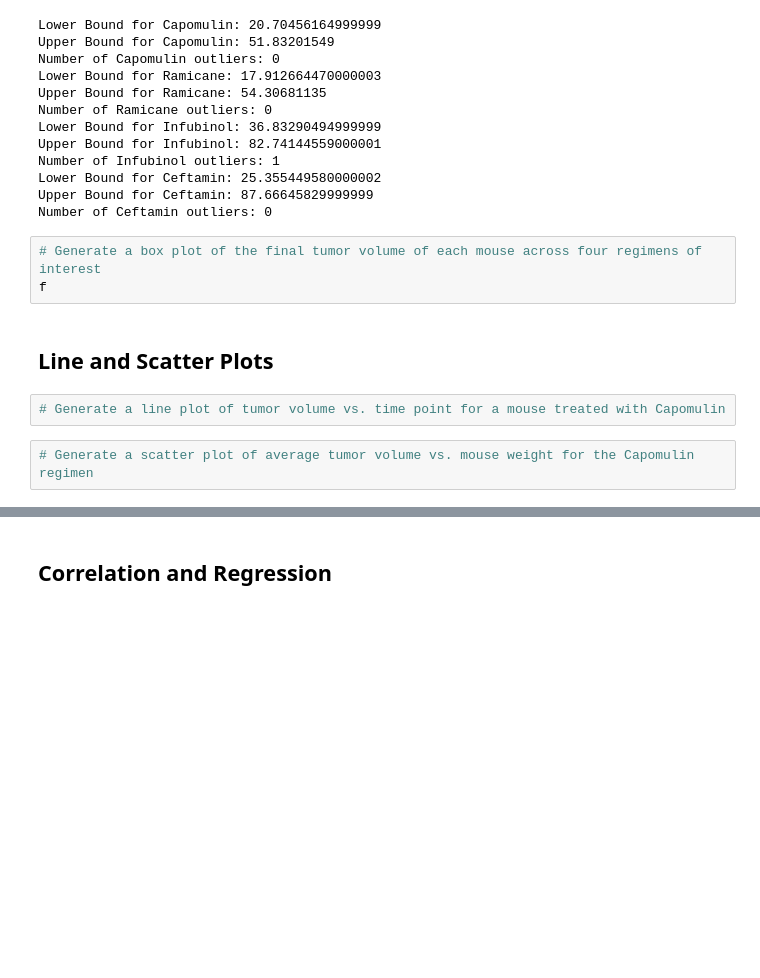
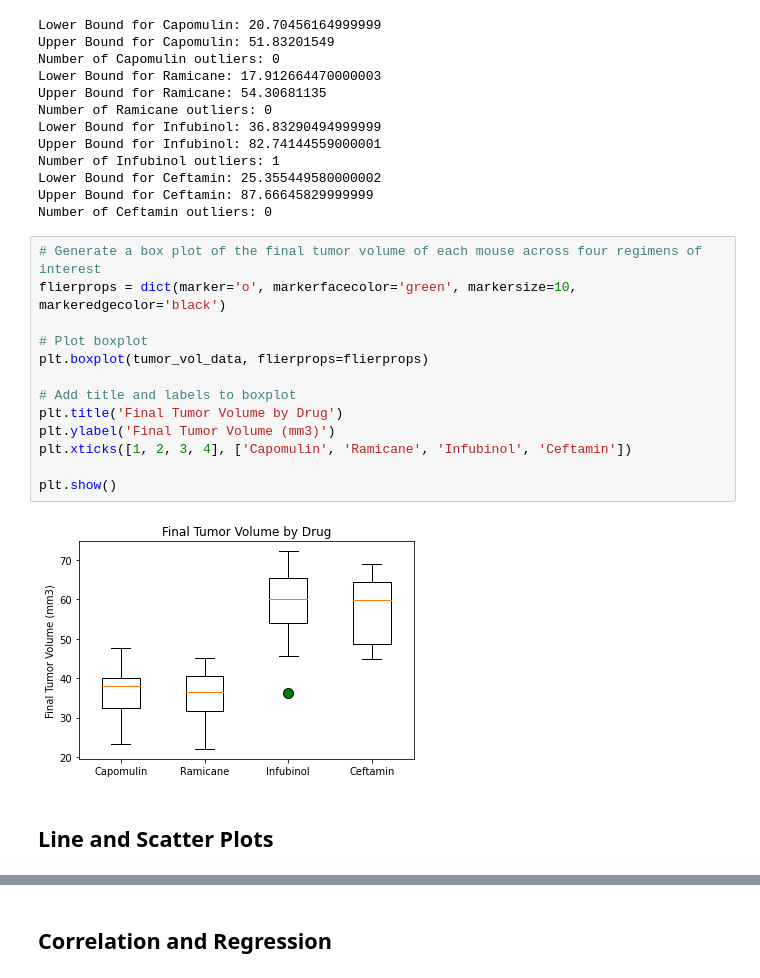
Before and after one commit to kndrsh/Mathplotlib-Challenge, a Jupyter notebook: Pymaceuticals/pymaceuticals_starter.ipynb, the cells around one changed output, grey strips where cells are left out. Drawn from its saved outputs; the diff is of its cells as text; blank space fills up the shorter version.

```diff
--- a/Pymaceuticals/pymaceuticals_starter.ipynb
+++ b/Pymaceuticals/pymaceuticals_starter.ipynb
@@ -263,12 +271,20 @@ Number of Infubinol outliers: 1
 Lower Bound for Ceftamin: 25.355449580000002
 Upper Bound for Ceftamin: 87.66645829999999
 Number of Ceftamin outliers: 0
-# %%
-# Generate a box plot of the final tumor volume of each mouse across four regimens of interest
-f
+# %%
+# Generate a box plot of the final tumor volume of each mouse across four regimens of interest
+flierprops = dict(marker='o', markerfacecolor='green', markersize=10, markeredgecolor='black')
+
+# Plot boxplot
+plt.boxplot(tumor_vol_data, flierprops=flierprops)
+
+# Add title and labels to boxplot
+plt.title('Final Tumor Volume by Drug')
+plt.ylabel('Final Tumor Volume (mm3)')
+plt.xticks([1, 2, 3, 4], ['Capomulin', 'Ramicane', 'Infubinol', 'Ceftamin'])
+
+plt.show()
+# %% [output]
+[figure, added]
 # %% [markdown]
 ## Line and Scatter Plots
-# %%
-# Generate a line plot of tumor volume vs. time point for a mouse treated with Capomulin
-# %%
-# Generate a scatter plot of average tumor volume vs. mouse weight for the Capomulin regimen
```
Also changed, not shown: parts of 9 cells of this notebook.
